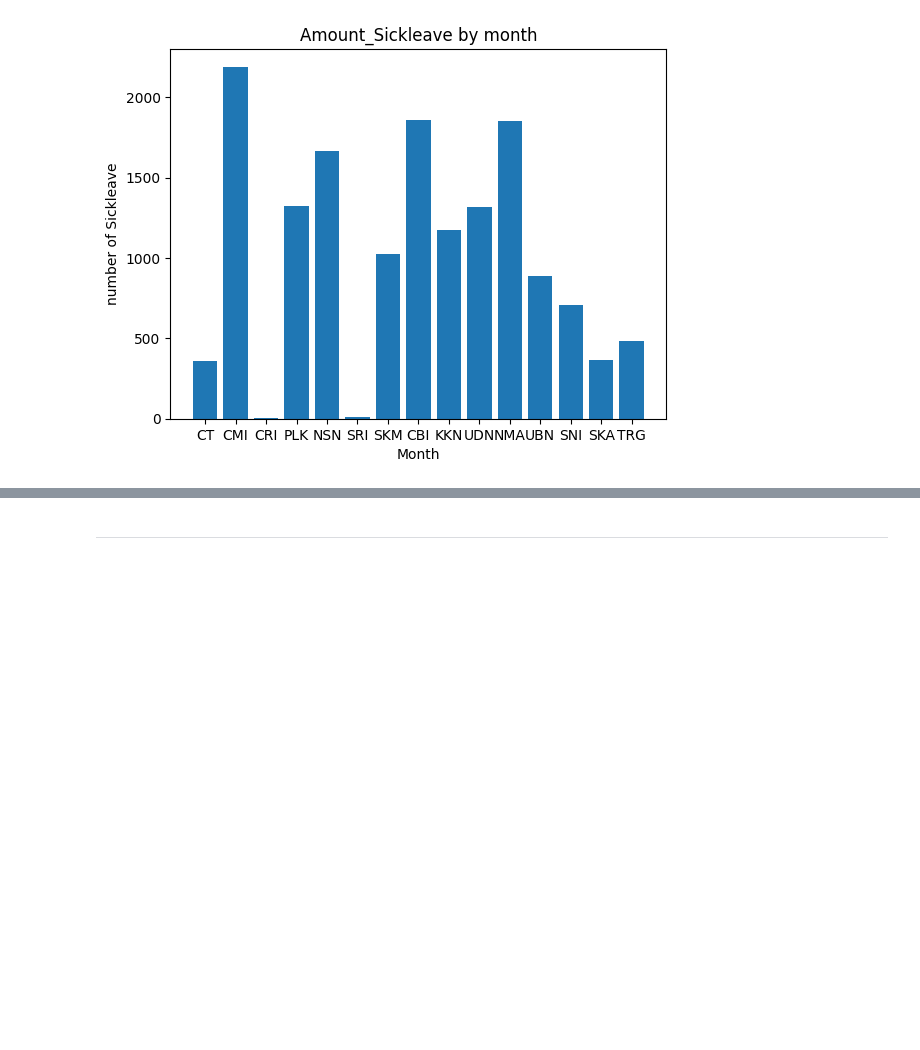
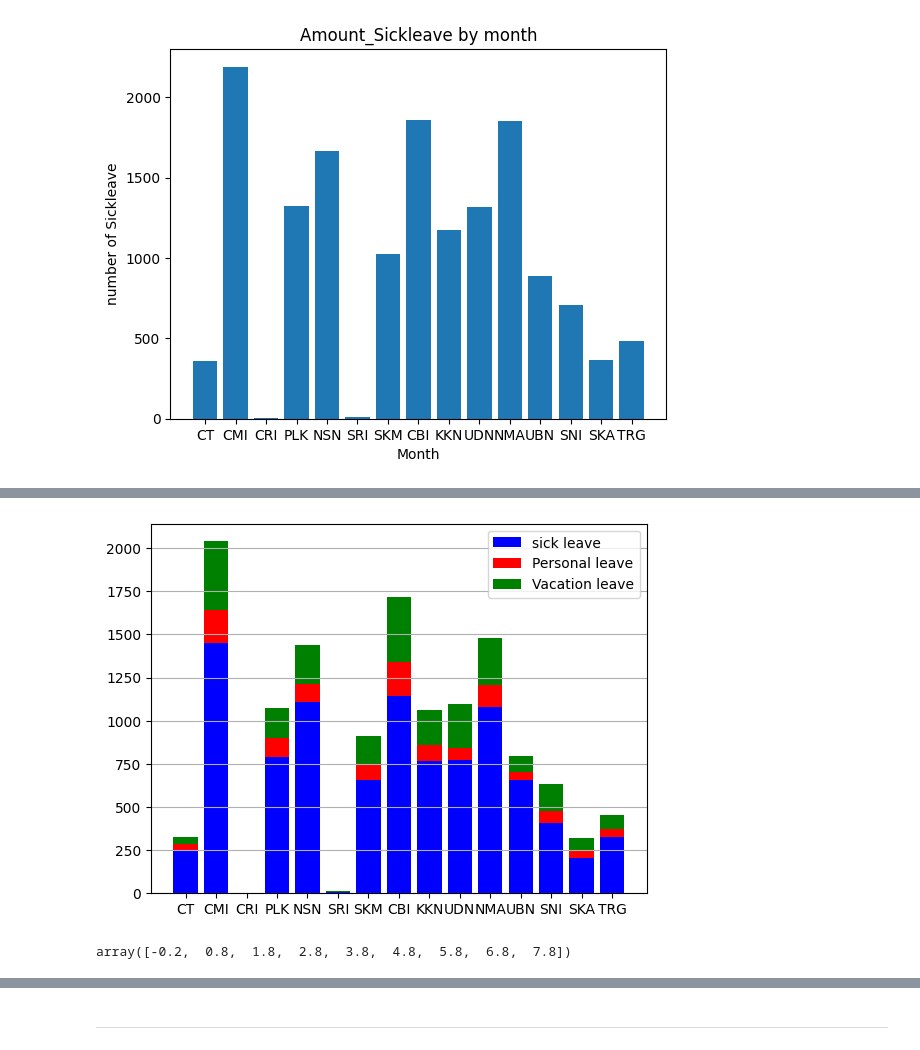
Before and after one commit to sitthatkaja/DPDM2023, a Jupyter notebook: Data102(Chapter2).ipynb, the cells around one changed output, grey strips where cells are left out. Drawn from its saved outputs; the diff is of its cells as text; code cells hidden in the pictures; blank space fills up the shorter version.

```diff
--- a/Data102(Chapter2).ipynb
+++ b/Data102(Chapter2).ipynb
@@ -644,0 +653,14 @@ plt.xticks(range(len(n_table)),labels);
+# %%
+plt.bar(range(len(n_table)), n_table['vehicle_motorcycle'],color='b',label='sick leave')
+plt.bar(range(len(n_table)), n_table['vehicle_sedan '],bottom=n_table['vehicle_motorcycle'],color='r',label='Personal leave')
+plt.bar(range(len(n_table)), n_table['vehicle_pickup'],bottom=n_table['vehicle_sedan ']+n_table['vehicle_motorcycle'],color='g',label='Vacation leave')
+plt.xticks(range(len(n_table)),labels)
+plt.grid(True,axis='y')
+plt.legend();
+# %% [output]
+[figure, added]
+# %%
+width = 0.2
+np.array(range(len(table_from_drive)))-width
+# %% [output]
+array([-0.2,  0.8,  1.8,  2.8,  3.8,  4.8,  5.8,  6.8,  7.8])
```
Also changed, not shown: parts of 3 cells of this notebook.
